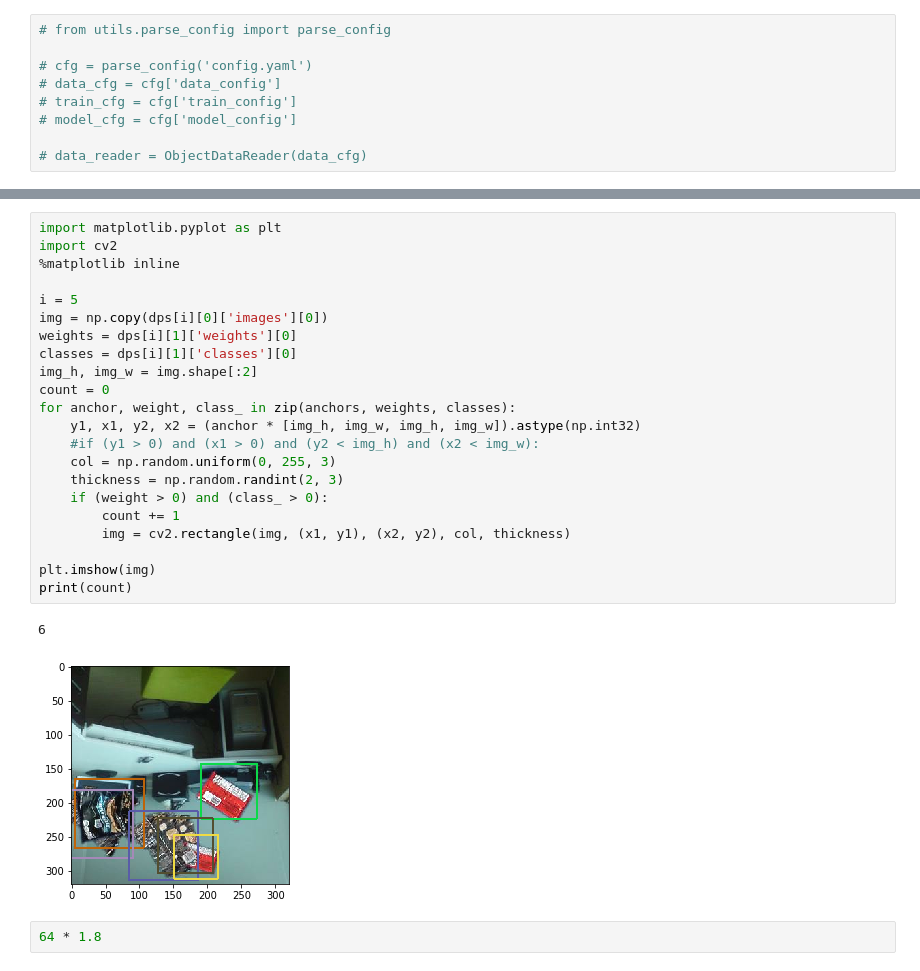
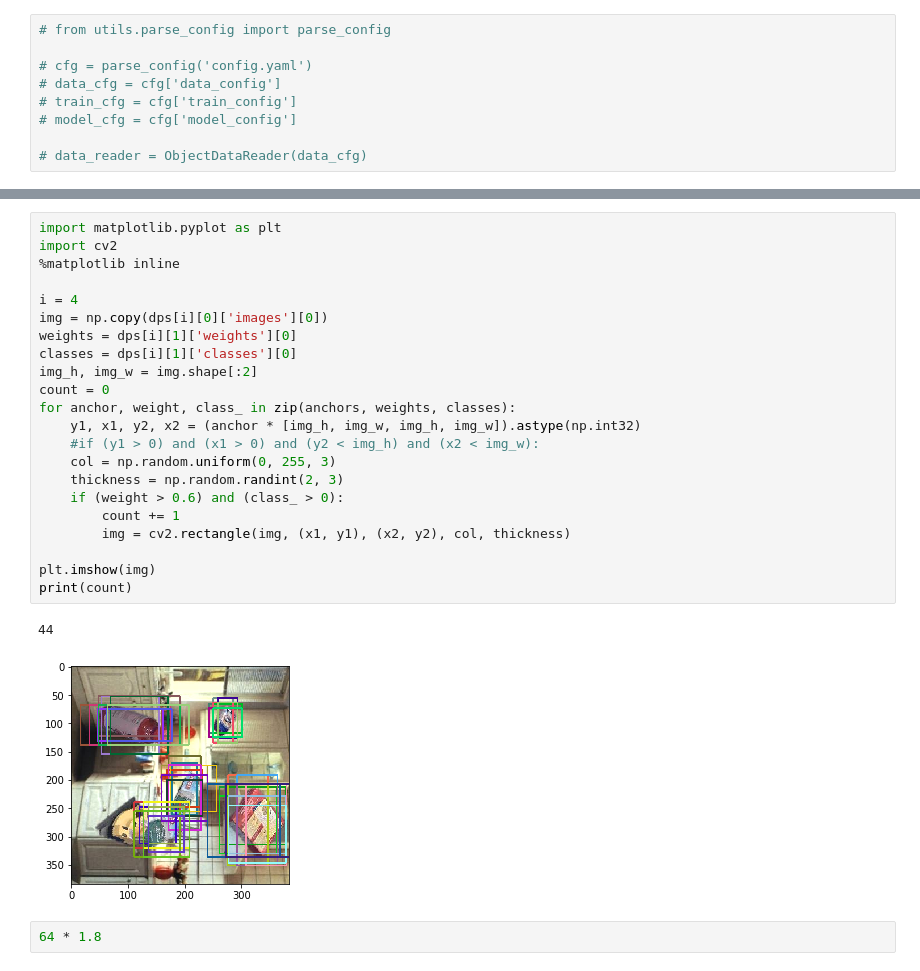
Before and after one commit to preritj/object_detection, a Jupyter notebook: test.ipynb, the cells around one changed output, grey strips where cells are left out. Saved outputs shown, nothing was run; the diff lists cells and outputs as text.

```diff
--- a/test.ipynb
+++ b/test.ipynb
@@ -114,28 +125,28 @@ plt.imshow(img)
 # %%
 import matplotlib.pyplot as plt
 import cv2
 %matplotlib inline
 
-i = 5
+i = 4
 img = np.copy(dps[i][0]['images'][0])
 weights = dps[i][1]['weights'][0]
 classes = dps[i][1]['classes'][0]
 img_h, img_w = img.shape[:2]
 count = 0
 for anchor, weight, class_ in zip(anchors, weights, classes):
     y1, x1, y2, x2 = (anchor * [img_h, img_w, img_h, img_w]).astype(np.int32)
     #if (y1 > 0) and (x1 > 0) and (y2 < img_h) and (x2 < img_w):
     col = np.random.uniform(0, 255, 3)
     thickness = np.random.randint(2, 3)
-    if (weight > 0) and (class_ > 0):
+    if (weight > 0.6) and (class_ > 0):
         count += 1
         img = cv2.rectangle(img, (x1, y1), (x2, y2), col, thickness)
 
 plt.imshow(img)
 print(count)
 # %% [output]
-6
+44
-[figure, old version]
+[figure, new version]
 # %%
 64 * 1.8
 # %% [output]
```
Also changed, not shown: parts of 3 cells of this notebook, 14 other files.
